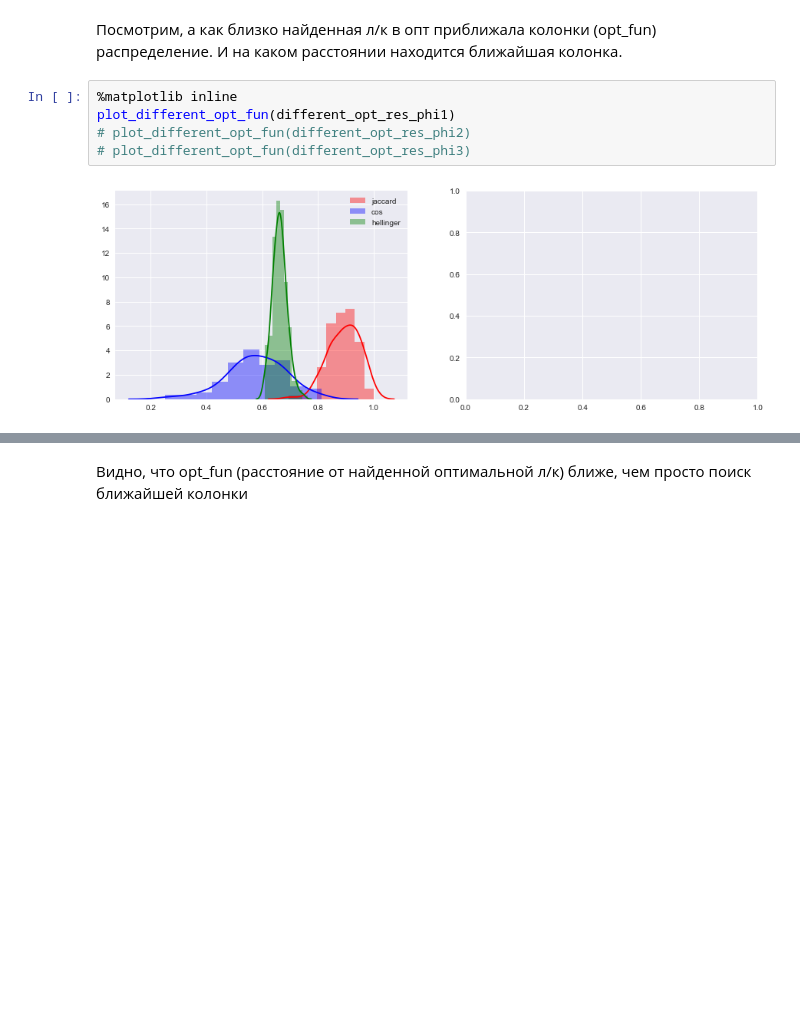
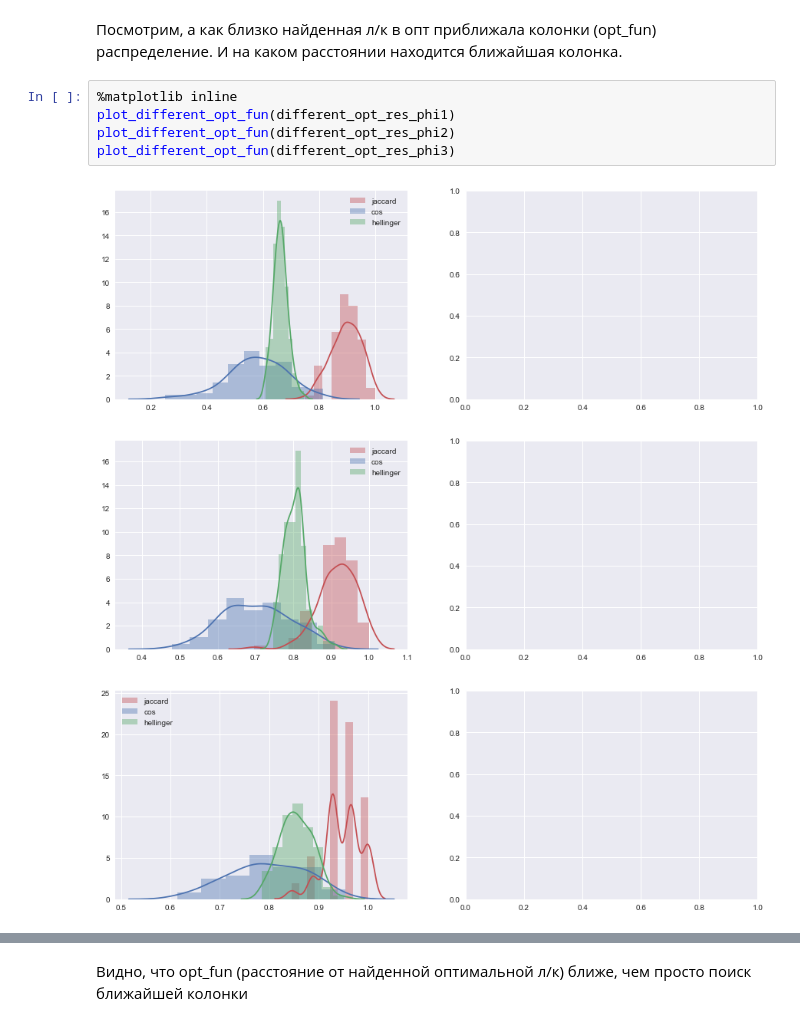
Before and after one commit to julialukash/csi_science_collections, a Jupyter notebook: notebooks/PN_visualize_syntetic_origin_100_3models.ipynb, the cells around one changed output, grey strips where cells are left out. Cells and saved outputs as stored; diff of their text form; blank space fills up the shorter version.

```diff
--- a/notebooks/PN_visualize_syntetic_origin_100_3models.ipynb
+++ b/notebooks/PN_visualize_syntetic_origin_100_3models.ipynb
@@ -417,9 +402,11 @@ different_opt_res_phi3 = load_pickle_file('different_opt_res_phi3.p')
 # %%
 %matplotlib inline
 plot_different_opt_fun(different_opt_res_phi1)
-# plot_different_opt_fun(different_opt_res_phi2)
-# plot_different_opt_fun(different_opt_res_phi3)
+plot_different_opt_fun(different_opt_res_phi2)
+plot_different_opt_fun(different_opt_res_phi3)
 # %% [output]
-[figure, old version]
+[figure, new version]
+[figure, added]
+[figure, added]
 # %%
 print_different_opt_fun_and_distance_to_first_coeff_closest_column(different_opt_res_phi1, different_distances1)
```
Also changed, not shown: parts of 10 cells of this notebook, 1 other file.
